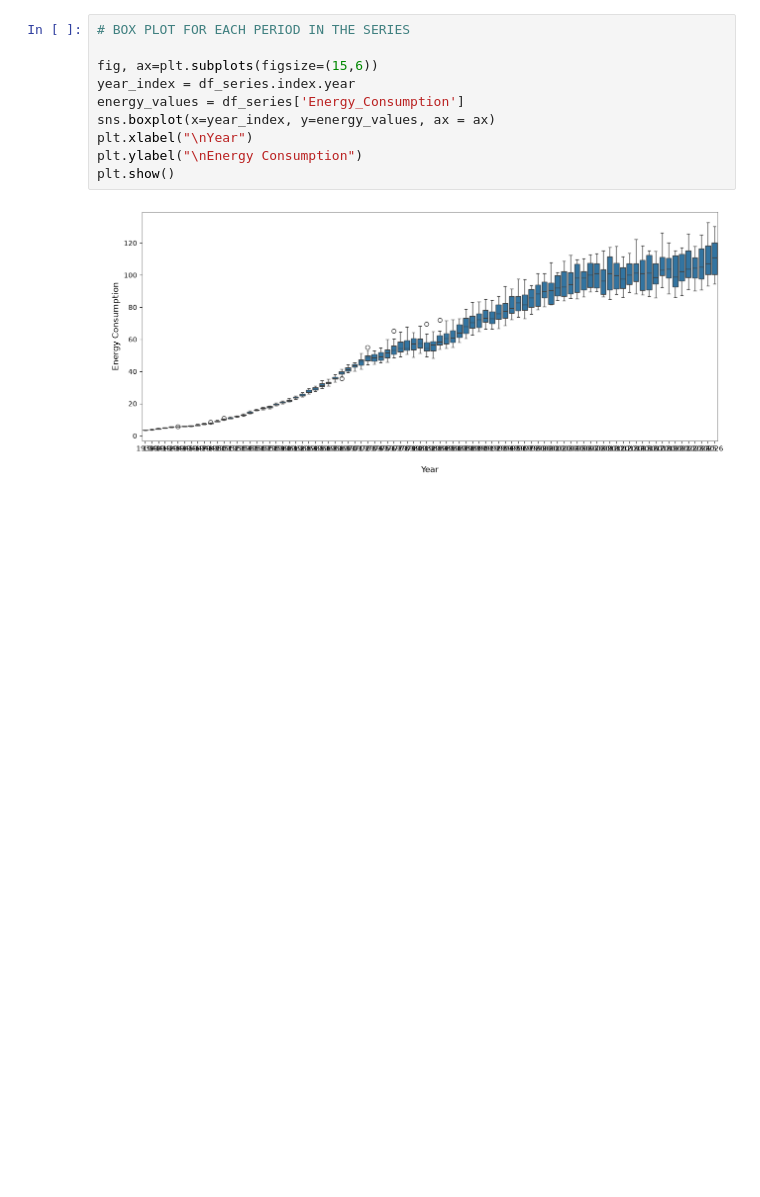
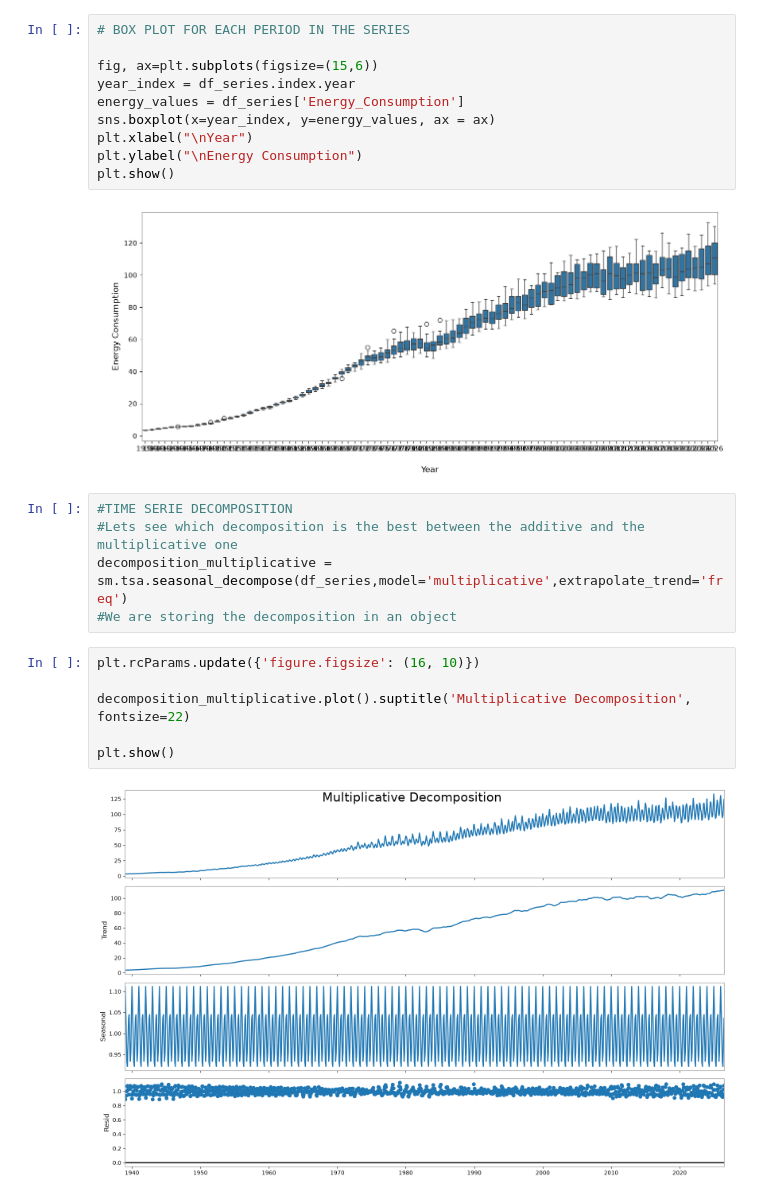
Before and after one commit to Kirfea/energy-consumption-forecasting, a Jupyter notebook: Energy_Consumption_Forecasting.ipynb, the cells around one changed output. Drawn from its saved outputs; the diff is of its cells as text; blank space fills up the shorter version.

```diff
--- a/Energy_Consumption_Forecasting.ipynb
+++ b/Energy_Consumption_Forecasting.ipynb
@@ -249,3 +249,17 @@ plt.ylabel("\nEnergy Consumption")
 plt.show()
 # %% [output]
 [figure]
+# %%
+#TIME SERIE DECOMPOSITION
+#Lets see which decomposition is the best between the additive and the multiplicative one
+decomposition_multiplicative = sm.tsa.seasonal_decompose(df_series,model='multiplicative',extrapolate_trend='freq')
+#We are storing the decomposition in an object
+# %%
+plt.rcParams.update({'figure.figsize': (16, 10)})
+
+decomposition_multiplicative.plot().suptitle('Multiplicative Decomposition',
+fontsize=22)
+
+plt.show()
+# %% [output]
+[figure, added]
```
Also changed, not shown: parts of 7 cells of this notebook.
